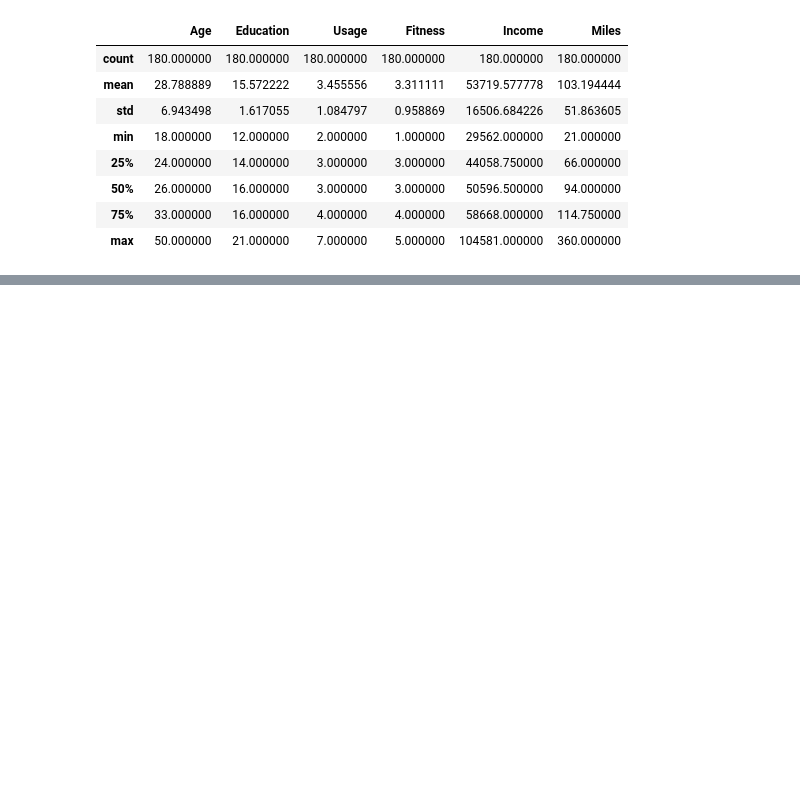
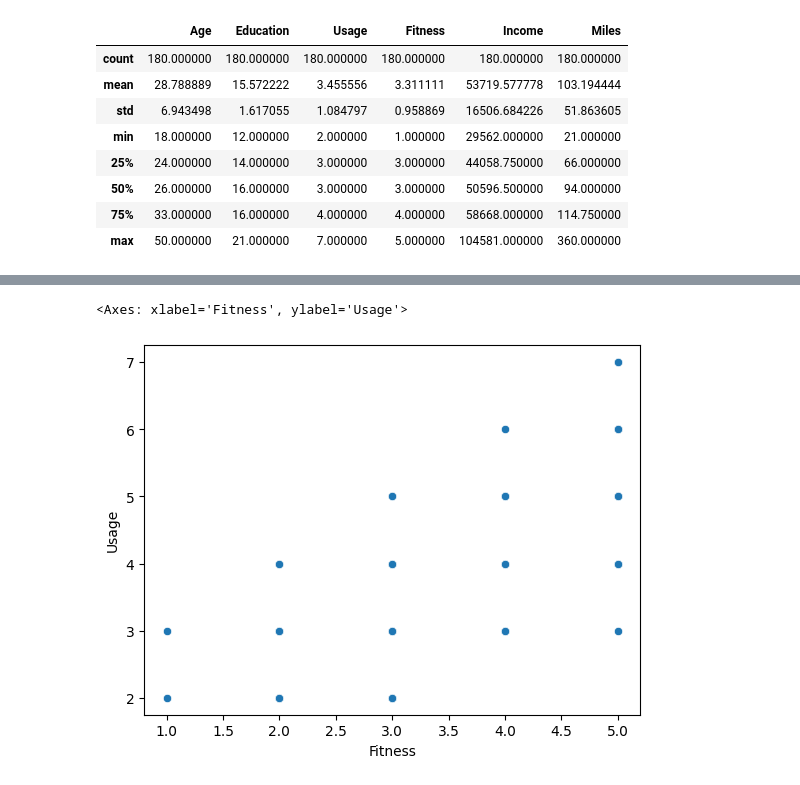
Before and after one commit to asn5995/data-science-projects, a Jupyter notebook: DP1.ipynb, the cells around one changed output, grey strips where cells are left out. Saved outputs shown, nothing was run; the diff lists cells and outputs as text; code cells hidden in the pictures; blank space fills up the shorter version.

```diff
--- a/DP1.ipynb
+++ b/DP1.ipynb
@@ -84,0 +208,6 @@ sns.boxplot()
+# %%
+#Fitness vs usage
+sns.scatterplot(data=df, x='Fitness', y='Usage')
+# %% [output]
+<Axes: xlabel='Fitness', ylabel='Usage'>
+[figure, added]
```
Also changed, not shown: parts of 18 cells of this notebook.
